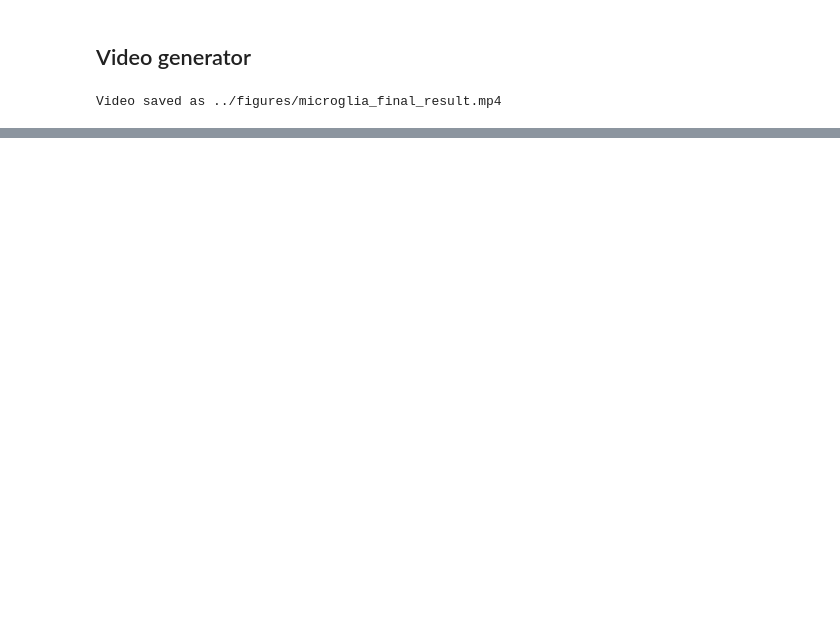
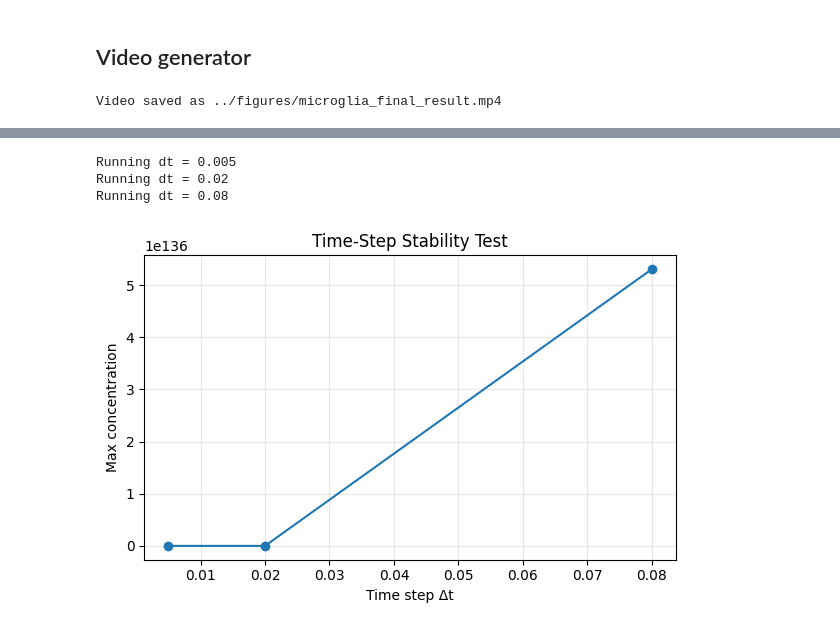
Before and after one commit to AminGhavami/Modeling_Microglial_Chemotaxis, a Jupyter notebook: notebooks/results.ipynb, the cells around one changed output, grey strips where cells are left out. Drawn from its saved outputs; the diff is of its cells as text; code cells hidden in the pictures; blank space fills up the shorter version.

```diff
--- a/notebooks/results.ipynb
+++ b/notebooks/results.ipynb
@@ -213,0 +310,18 @@ Video saved as ../figures/microglia_final_result.mp4
+# %%
+dt_list = [0.005, 0.02, 0.08]  # stable → unstable
+max_c = run_dt_test(dt_list)
+
+plt.figure(figsize=(6,4))
+plt.plot(dt_list, max_c, marker='o')
+plt.xlabel("Time step Δt")
+plt.ylabel("Max concentration")
+plt.title("Time-Step Stability Test")
+plt.grid(alpha=0.3)
+plt.tight_layout()
+plt.savefig("../figures/dt_stability.pdf", dpi=300)
+plt.show()
+# %% [output]
+Running dt = 0.005
+Running dt = 0.02
+Running dt = 0.08
+[figure, added]
```
Also changed, not shown: parts of 8 cells of this notebook.
